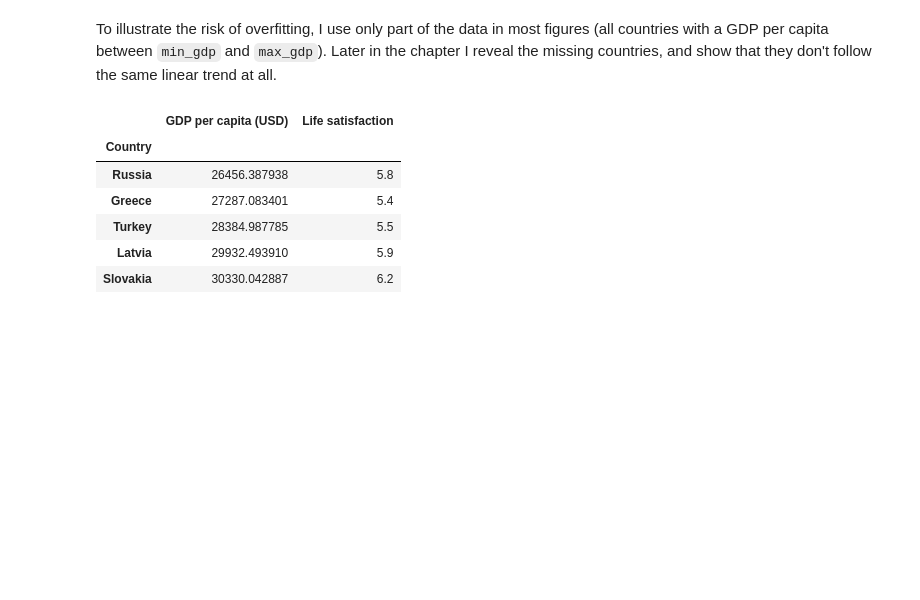
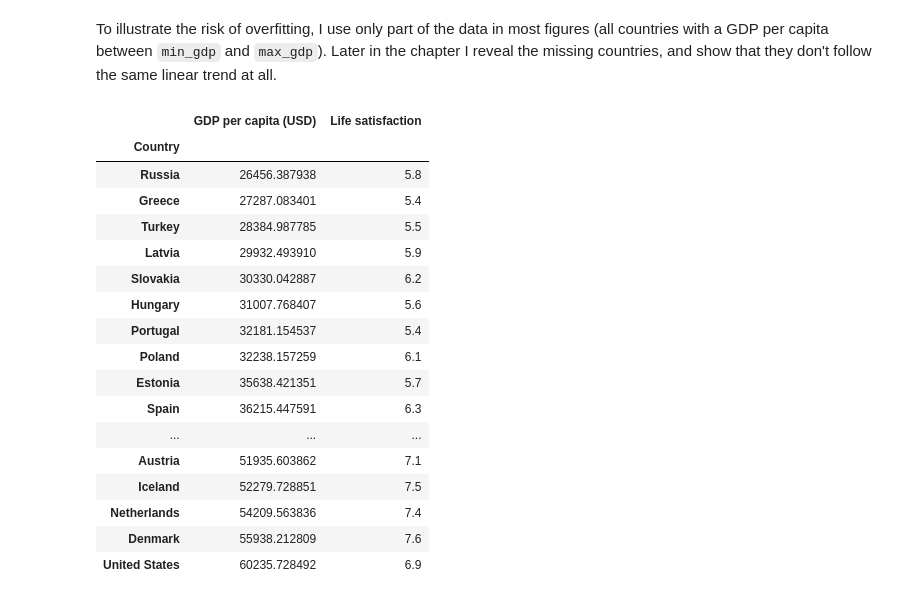
Before and after one commit to codingalzi/code-workout-ml, a Jupyter notebook: notebooks/code-ml_landscape.ipynb, the cells around one changed output. Cells and saved outputs as stored; diff of their text form; code cells hidden in the pictures; blank space fills up the shorter version.

```diff
--- a/notebooks/code-ml_landscape.ipynb
+++ b/notebooks/code-ml_landscape.ipynb
@@ -582,3 +549,6 @@ ParserError: Error tokenizing data. C error: Expected 1 fields in line 38, saw 2
+# %%
+oecd_bli = pd.read_csv(datapath / "oecd_bli.csv")
+gdp_per_capita = pd.read_csv(datapath / "gdp_per_capita.csv")
 # %%
 oecd_bli.info()
 # %% [output]
@@ -772,18 +742,29 @@ To illustrate the risk of overfitting, I use only part of the data in most figur
 # %%
 min_gdp = 23_500
 max_gdp = 62_500
 
 country_stats = full_country_stats[(full_country_stats[gdppc_col] >= min_gdp) &
                                    (full_country_stats[gdppc_col] <= max_gdp)]
-country_stats.head()
+country_stats
 # %% [output]
 |  | GDP per capita (USD) | Life satisfaction |
 | Country |  |  |
 | Russia | 26456.387938 | 5.8 |
 | Greece | 27287.083401 | 5.4 |
 | Turkey | 28384.987785 | 5.5 |
 | Latvia | 29932.493910 | 5.9 |
 | Slovakia | 30330.042887 | 6.2 |
+| Hungary | 31007.768407 | 5.6 |
+| Portugal | 32181.154537 | 5.4 |
+| Poland | 32238.157259 | 6.1 |
+| Estonia | 35638.421351 | 5.7 |
+| Spain | 36215.447591 | 6.3 |
+| ... | ... | ... |
+| Austria | 51935.603862 | 7.1 |
+| Iceland | 52279.728851 | 7.5 |
+| Netherlands | 54209.563836 | 7.4 |
+| Denmark | 55938.212809 | 7.6 |
+| United States | 60235.728492 | 6.9 |
 # %%
 country_stats.to_csv(datapath / "lifesat.csv")
 full_country_stats.to_csv(datapath / "lifesat_full.csv")
```
Also changed, not shown: parts of 4 cells of this notebook.
